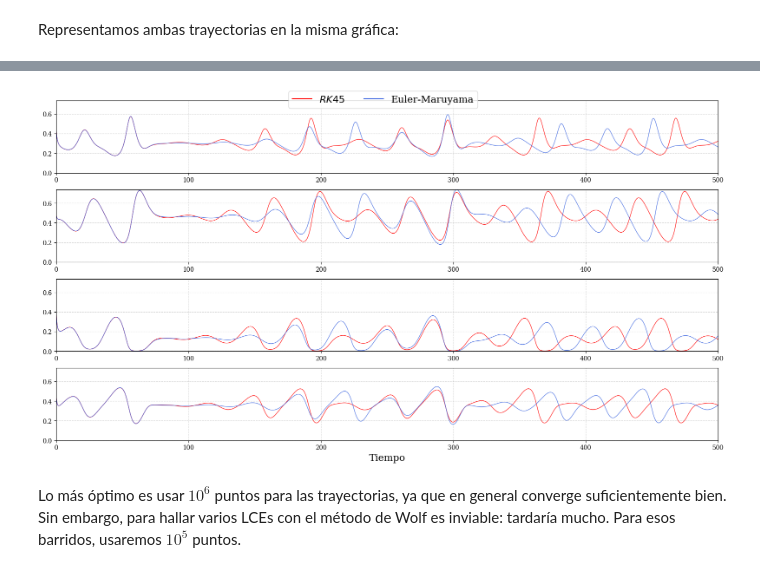
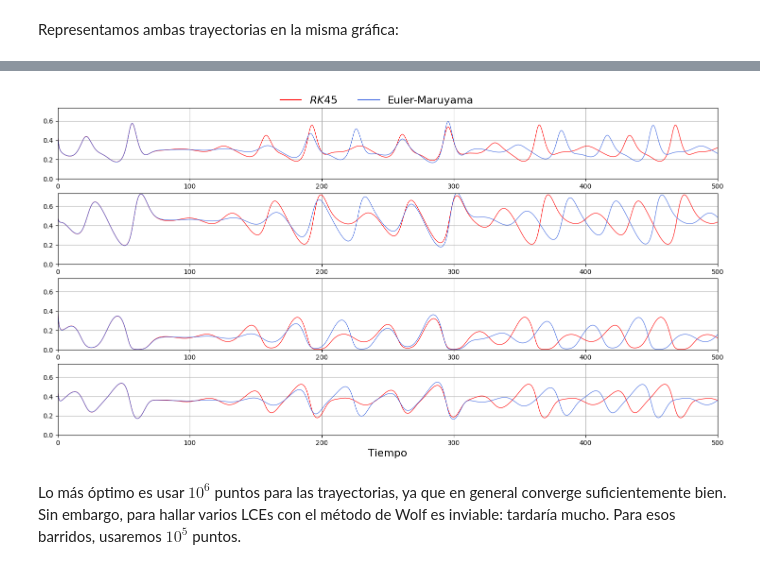
Before and after one commit to jenriquezafra/TFG, a Jupyter notebook: notebooks/comparations.ipynb, the cells around one changed output, grey strips where cells are left out. Saved outputs shown, nothing was run; the diff lists cells and outputs as text; code cells hidden in the pictures.

```diff
--- a/notebooks/comparations.ipynb
+++ b/notebooks/comparations.ipynb
@@ -116,41 +112,50 @@ plt.show()
 # %%
 import matplotlib.lines as mlines
-fig, ax = plt.subplots(4, 1, figsize=(16, 9))
+fig_comp, ax_comp = plt.subplots(4, 1, figsize=(18, 9))
 
 # primero las soluciones de RK45 (determinista)
-ax[0].plot(det_T_0005, det_X_0005[0], lw=0.8, color = 'r')
-ax[1].plot(det_T_0005, det_X_0005[1], lw=0.8, color = 'r')
-ax[2].plot(det_T_0005, det_X_0005[2], lw=0.8, color = 'r')
-ax[3].plot(det_T_0005, det_X_0005[3], lw=0.8, color = 'r')
+ax_comp[0].plot(det_T_0005, det_X_0005[0], lw=0.8, color = 'r')
+ax_comp[1].plot(det_T_0005, det_X_0005[1], lw=0.8, color = 'r')
+ax_comp[2].plot(det_T_0005, det_X_0005[2], lw=0.8, color = 'r')
+ax_comp[3].plot(det_T_0005, det_X_0005[3], lw=0.8, color = 'r')
 
 # ahora las de Euler-Maruyama (estocastico) con dt = 0.0005
-ax[0].plot(stoc_T_0005, stoc_X_0005[:, 0], lw=0.8, color = 'royalblue', alpha = 1)
-ax[1].plot(stoc_T_0005, stoc_X_0005[:, 1], lw=0.8, color = 'royalblue', alpha = 1)
-ax[2].plot(stoc_T_0005, stoc_X_0005[:, 2], lw=0.8, color = 'royalblue', alpha = 1)
-ax[3].plot(stoc_T_0005, stoc_X_0005[:, 3], lw=0.8, color = 'royalblue', alpha = 1)
+ax_comp[0].plot(stoc_T_0005, stoc_X_0005[:, 0], lw=0.8, color = 'royalblue', alpha = 1)
+ax_comp[1].plot(stoc_T_0005, stoc_X_0005[:, 1], lw=0.8, color = 'royalblue', alpha = 1)
+ax_comp[2].plot(stoc_T_0005, stoc_X_0005[:, 2], lw=0.8, color = 'royalblue', alpha = 1)
+ax_comp[3].plot(stoc_T_0005, stoc_X_0005[:, 3], lw=0.8, color = 'royalblue', alpha = 1)
 
 
 # Ajustes generales para cada subplot
-max_y = max(det_X.max(), stoc_X_05.max())
+max_y = max(det_X_05.max(), stoc_X_05.max())
 for i in range(4):
-    ax[i].set_xlim(0, t_total)
-    ax[i].set_ylim(0, max_y)
-    ax[i].grid(True)
+    ax_comp[i].set_xlim(0, t_total)
+    ax_comp[i].set_ylim(0, max_y)
+    ax_comp[i].grid(True)
 
 # Creamos dos "dummy" lines para la leyenda global.
 line_solv = mlines.Line2D([], [], color='r', label=f'$RK45$')
 line_em = mlines.Line2D([], [], color='royalblue', label=f'Euler-Maruyama')
 
 
-# Agregamos la leyenda global en la parte superior central de la figura.
-fig.legend(handles=[line_solv, line_em],
-           loc='upper center',
-           bbox_to_anchor=(0.5, 0.98),
-           ncol=2,
-           fontsize=16)
+# 1) Colocar la leyenda un poco más arriba del plot:
+fig_comp.legend(
+    handles=[line_solv, line_em],
+    loc='upper center',
+    bbox_to_anchor=(0.5, 0.93),   # y > 1 la saca fuera del área de ejes
+    ncol=2,
+    fontsize=16,
+    frameon=False                # opcional: sin cuadro para que quede más limpio
+)
 
-ax[3].set_xlabel('Tiempo', fontsize=16)
-plt.tight_layout(rect=[0, 0, 1, 0.96])
+# 2) Reducir el límite superior del tight_layout
+#    para reservar espacio a la leyenda
+# plt.tight_layout(rect=[0, 0, 1, 0.96])
+
+# o, si prefieres, con subplots_adjust:
+# fig_comp.subplots_adjust(top=0.88)
+
+ax_comp[3].set_xlabel('Tiempo', fontsize=16)
 plt.show()
 # %% [output]
-[figure, old version]
+[figure, new version]
```
Also changed, not shown: parts of 6 cells of this notebook.
